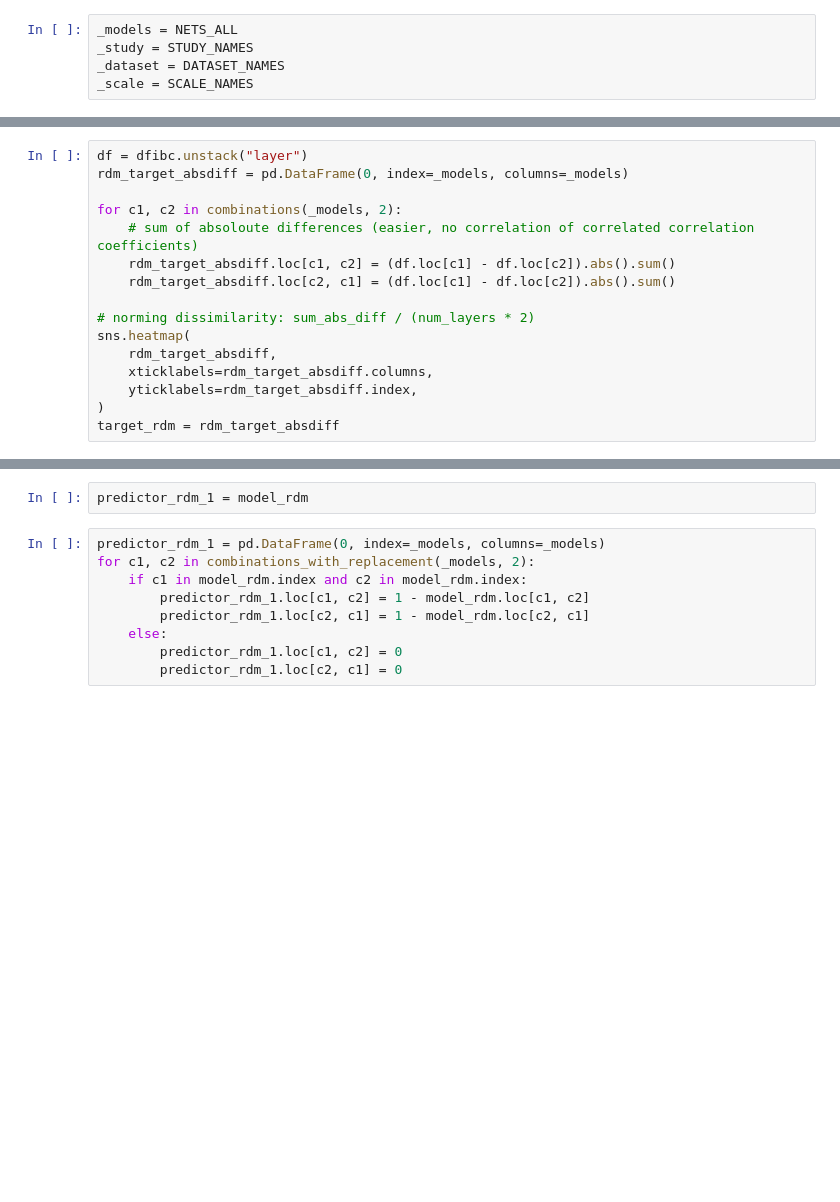
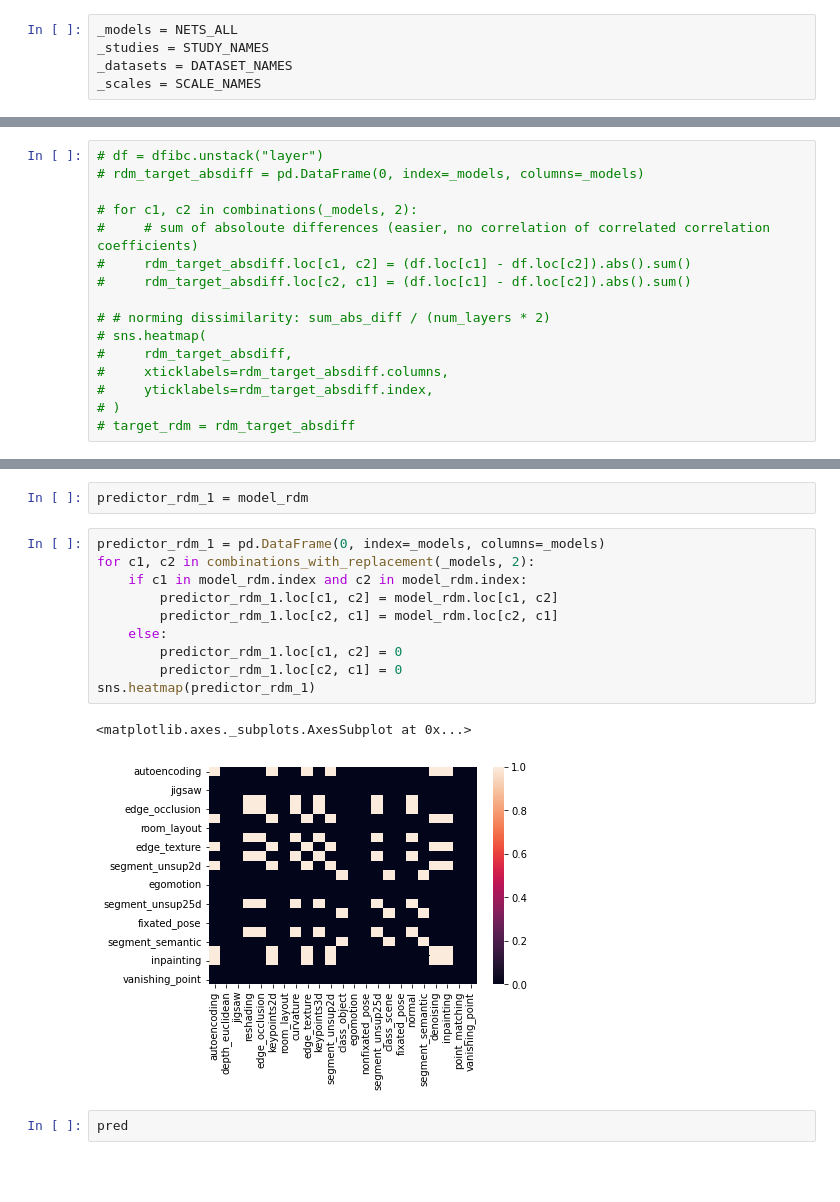
Before and after one commit to toniklenk/analysis-taskonomy, a Jupyter notebook: scripts/factors analysis.ipynb, the cells around one changed output, grey strips where cells are left out. Drawn from its saved outputs; the diff is of its cells as text; blank space fills up the shorter version.

```diff
--- a/scripts/factors analysis.ipynb
+++ b/scripts/factors analysis.ipynb
@@ -59,8 +61,8 @@ _scale = SCALE_NAMES
 # %%
 _models = NETS_ALL
-_study = STUDY_NAMES
-_dataset = DATASET_NAMES
-_scale = SCALE_NAMES
+_studies = STUDY_NAMES
+_datasets = DATASET_NAMES
+_scales = SCALE_NAMES
 # %%
 # subselect models that have significant predictions at scale4
 models_to_remove = set(
@@ -130,19 +123,19 @@ Optional: Normalized with 2 (spearman correlation range) * num_layers
 # %%
-df = dfibc.unstack("layer")
-rdm_target_absdiff = pd.DataFrame(0, index=_models, columns=_models)
+# df = dfibc.unstack("layer")
+# rdm_target_absdiff = pd.DataFrame(0, index=_models, columns=_models)
 
-for c1, c2 in combinations(_models, 2):
-    # sum of absoloute differences (easier, no correlation of correlated correlation coefficients)
-    rdm_target_absdiff.loc[c1, c2] = (df.loc[c1] - df.loc[c2]).abs().sum()
-    rdm_target_absdiff.loc[c2, c1] = (df.loc[c1] - df.loc[c2]).abs().sum()
+# for c1, c2 in combinations(_models, 2):
+#     # sum of absoloute differences (easier, no correlation of correlated correlation coefficients)
+#     rdm_target_absdiff.loc[c1, c2] = (df.loc[c1] - df.loc[c2]).abs().sum()
+#     rdm_target_absdiff.loc[c2, c1] = (df.loc[c1] - df.loc[c2]).abs().sum()
 
-# norming dissimilarity: sum_abs_diff / (num_layers * 2)
-sns.heatmap(
-    rdm_target_absdiff,
-    xticklabels=rdm_target_absdiff.columns,
-    yticklabels=rdm_target_absdiff.index,
-)
-target_rdm = rdm_target_absdiff
+# # norming dissimilarity: sum_abs_diff / (num_layers * 2)
+# sns.heatmap(
+#     rdm_target_absdiff,
+#     xticklabels=rdm_target_absdiff.columns,
+#     yticklabels=rdm_target_absdiff.index,
+# )
+# target_rdm = rdm_target_absdiff
 # %% [markdown]
 ## version 2: correlation
 # %%
@@ -217,12 +212,18 @@ predictor_rdm_1 = model_rdm
 # %%
 predictor_rdm_1 = pd.DataFrame(0, index=_models, columns=_models)
 for c1, c2 in combinations_with_replacement(_models, 2):
     if c1 in model_rdm.index and c2 in model_rdm.index:
-        predictor_rdm_1.loc[c1, c2] = 1 - model_rdm.loc[c1, c2]
-        predictor_rdm_1.loc[c2, c1] = 1 - model_rdm.loc[c2, c1]
+        predictor_rdm_1.loc[c1, c2] = model_rdm.loc[c1, c2]
+        predictor_rdm_1.loc[c2, c1] = model_rdm.loc[c2, c1]
     else:
         predictor_rdm_1.loc[c1, c2] = 0
         predictor_rdm_1.loc[c2, c1] = 0
+sns.heatmap(predictor_rdm_1)
+# %% [output]
+<matplotlib.axes._subplots.AxesSubplot at 0x...>
+[figure, added]
+# %%
+pred
 # %% [markdown]
 ####
 # %%
```
Also changed, not shown: parts of 94 cells of this notebook, 7 other files.
